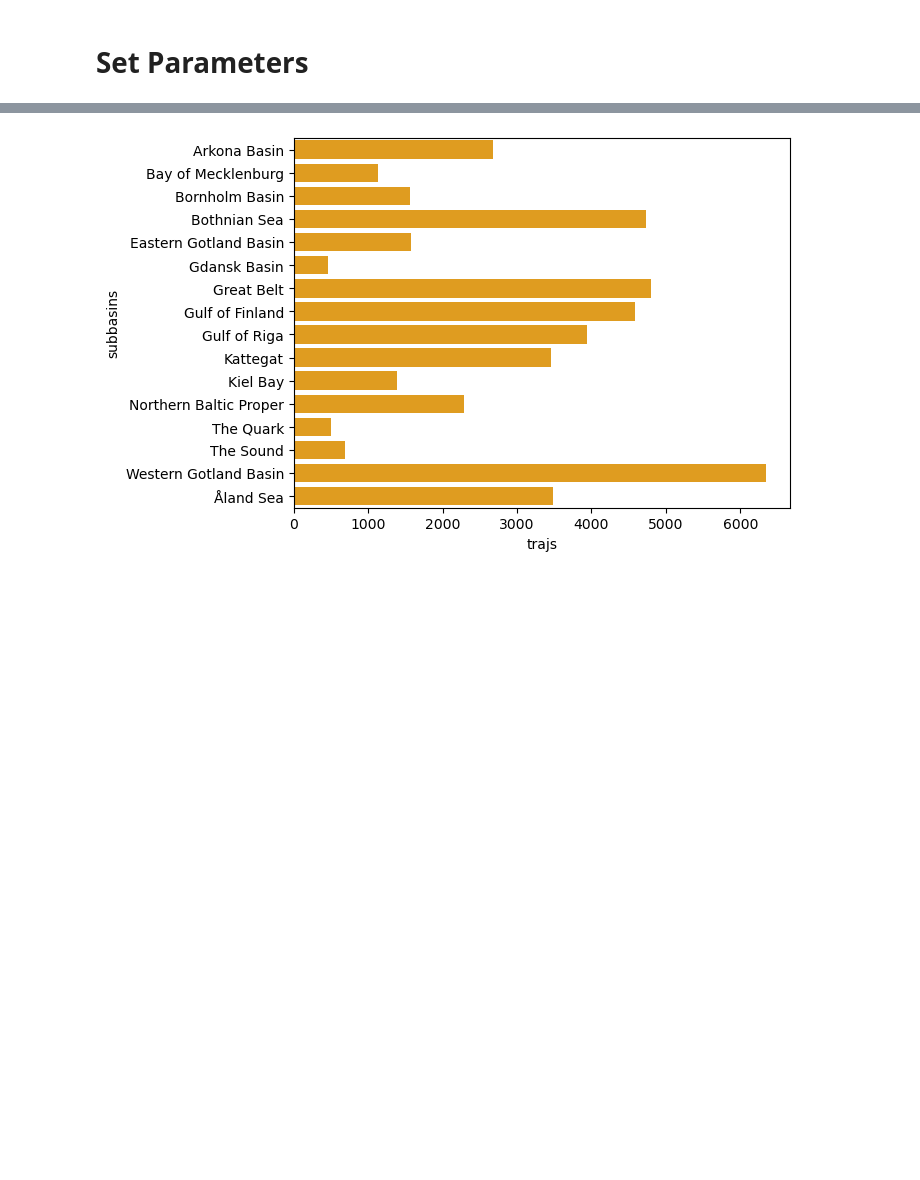
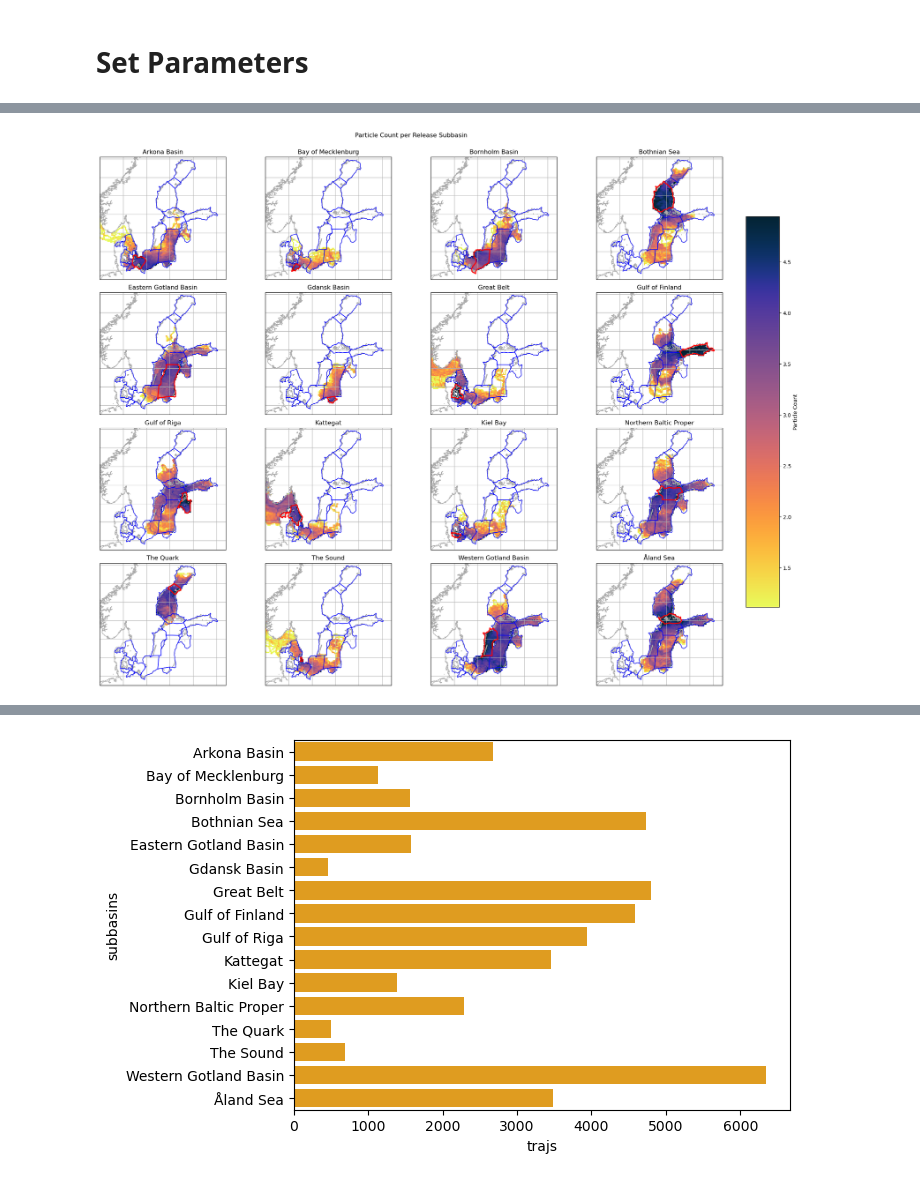
Before and after one commit to geomar-od-lagrange/2025_fucus-dispersal, a Jupyter notebook: notebooks/FucusVisualization.ipynb, the cells around one changed output, grey strips where cells are left out. Drawn from its saved outputs; the diff is of its cells as text; code cells hidden in the pictures; blank space fills up the shorter version.

```diff
--- a/notebooks/FucusVisualization.ipynb
+++ b/notebooks/FucusVisualization.ipynb
@@ -182,5 +260,5 @@ ds_trajectories = ds_trajectories.assign(dict(
 # %%
-lon_min, lon_max = (9,30)
-lat_min, lat_max = (52,66)
+lon_min, lon_max = (5,32)
+lat_min, lat_max = (53,66)
 lon_range = lon_max-lon_min
 lat_range = lat_max-lat_min
@@ -273,0 +285,13 @@ sns.lineplot(
+# %%
+# sinnvolle cmap (1D, dichte visualisiert)
+ds_plot_0 = np.log10(
+        ds_trajectories.groupby("subbasin").apply(
+                lambda ds:
+                calc_hist_0(
+                        ds,
+                        np.linspace(lon_min, lon_max, 120),
+                        np.linspace(lat_min, lat_max, 120),
+                        dims=["trajectory", "obs"],
+                )
+        )
+).compute()
@@ -273,0 +311,34 @@ sns.lineplot(
+# %%
+subbasins_simple = gdf_subbasins_area.set_index("level_2").geometry.buffer(0.2).buffer(-0.2).exterior
+# %%
+vmin, vmax = list(ds_plot_0.where(ds_plot_0.notnull() & ~np.isinf(ds_plot_0)).quantile([0.05, 0.95]))
+
+fig, axes = plt.subplots(
+        figsize=(18, 15),
+        nrows=4, ncols=4,
+        sharex=True, sharey=True,
+        subplot_kw={'projection': ccrs.PlateCarree()},
+)
+
+fig.suptitle("Particle Count per Release Subbasin", y=1)
+for ax, basin in zip(axes.flatten(), ds_plot_0.subbasin.values):
+        subbasins_simple.plot(ax=ax, transform=ccrs.Geodetic(), color="b", lw=1, zorder=10,)
+        ax.plot(*subbasins_simple.loc[basin].xy, transform=ccrs.PlateCarree(), color="r", lw=2, zorder=30,)
+        im = ds_plot_0.sel(subbasin=basin).plot.pcolormesh(
+                x="lon", y="lat", ax=ax,
+                vmin=vmin, vmax=vmax,
+                cmap=cmocean.cm.thermal_r,
+                add_colorbar=False, transform=ccrs.PlateCarree(),
+        )
+        ax.set_title(basin)
+        ax.coastlines(color="darkgrey")
+        ax.gridlines(draw_labels=False)
+        ax.set_extent((lon_min, lon_max, lat_min, lat_max))
+
+fig.subplots_adjust(right=0.8)
+cbar_ax = fig.add_axes([1., 0.15, 0.05, 0.7])
+fig.colorbar(im, cax=cbar_ax, label="Particle Count")
+fig.tight_layout()
+plt.show()
+# %% [output]
+[figure, added]
```
Also changed, not shown: parts of 46 cells of this notebook.
